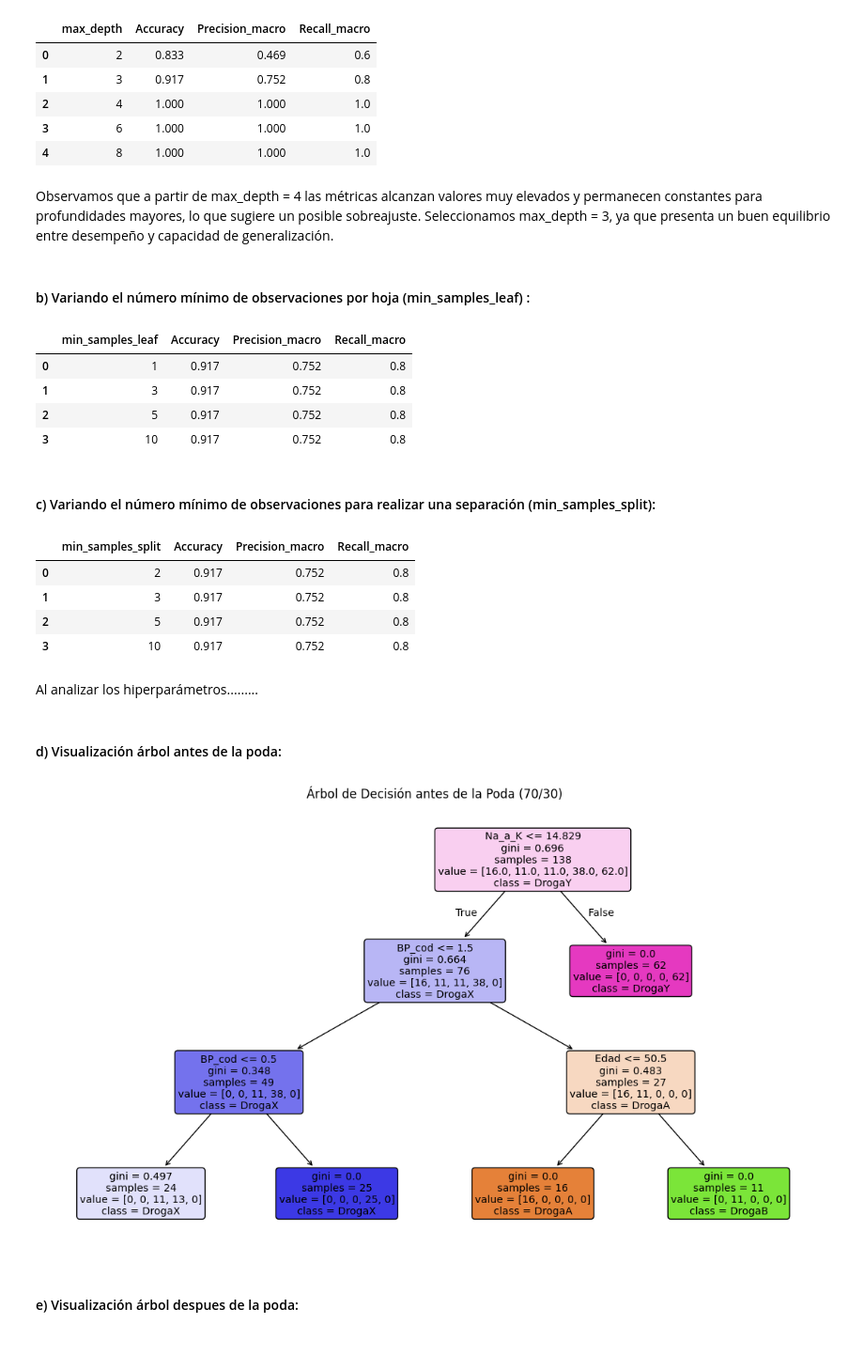
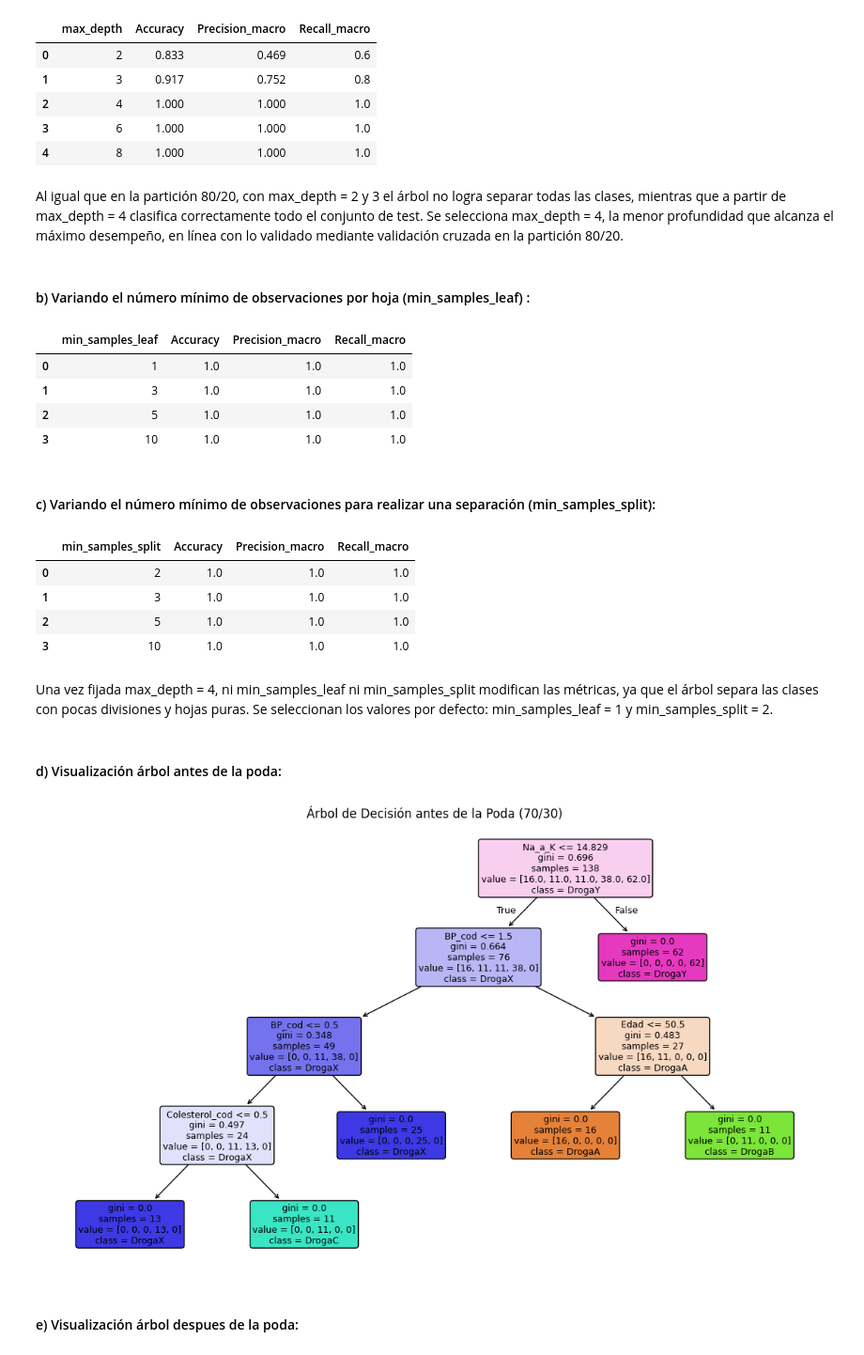
Before and after one commit to CaroRuiz92/TPs_Mineria_Datos, a Jupyter notebook: TP2/Trabajo_Practico_Nro_2_Bartomioli_Ruiz.ipynb, the cells around one changed output. Shown at 94% size. Drawn from its saved outputs; the diff is of its cells as text; code cells hidden in the pictures.

```diff
--- a/TP2/Trabajo_Practico_Nro_2_Bartomioli_Ruiz.ipynb
+++ b/TP2/Trabajo_Practico_Nro_2_Bartomioli_Ruiz.ipynb
@@ -1125,15 +1039,12 @@ Observamos que las métricas permanecen constantes para todos los valores evalua
 # %% [markdown]
 #### c) Variando el número mínimo de observaciones para realizar una separación (min_samples_split):
 # %%
-# =========================================================================
-# c) Variando el mínimo para dividir un nodo interno (min_samples_split)
-# =========================================================================
 splits = [2, 3, 5, 10]
 resultados_split_80 = []
 
 for s in splits:
     tree_clf = DecisionTreeClassifier(
-        max_depth=3,
+        max_depth=4,
         criterion='gini',
         min_samples_leaf=1,
         min_samples_split=s,
@@ -1193,30 +1101,3 @@ plt.show()
 [figure]
 # %% [markdown]
 #### e) Visualización árbol despues de la poda:
-# %%
-# ==========================================
-# e) Post-poda con Cost-Complexity (ccp_alpha)
-# ==========================================
-alphas = [0.0, 0.001, 0.005, 0.01, 0.05, 0.1]
-res_poda_80 = []
-
-for alpha in alphas:
-    tree_poda = DecisionTreeClassifier(
-        max_depth=4,
-        min_samples_leaf=1,
-        min_samples_split=2,
-        criterion='gini',
-        ccp_alpha=alpha,
-        random_state=63
-    )
-    tree_poda.fit(X1_train, y1_train)
-    y_pred = tree_poda.predict(X1_test)
-
-    res_poda_80.append({
-        'ccp_alpha': alpha,
-        'Accuracy': round(accuracy_score(y1_test, y_pred), 3),
-        'Precision_macro': round(precision_score(y1_test, y_pred, average='macro', zero_division=0), 3),
-        'Recall_macro': round(recall_score(y1_test, y_pred, average='macro', zero_division=0), 3)
-    })
-
-display(pd.DataFrame(res_poda_80))
@@ -1395,20 +1179,17 @@ display(pd.DataFrame(resultados_depth_70))
 | 2 | 4 | 1.000 | 1.000 | 1.0 |
 | 3 | 6 | 1.000 | 1.000 | 1.0 |
 | 4 | 8 | 1.000 | 1.000 | 1.0 |
-# %% [markdown]
-Observamos que a partir de max_depth = 4 las métricas alcanzan valores muy elevados y permanecen constantes para profundidades mayores, lo que sugiere un posible sobreajuste. Seleccionamos max_depth = 3, ya que presenta un buen equilibrio entre desempeño y capacidad de generalización.
+# %% [markdown]
+Al igual que en la partición 80/20, con max_depth = 2 y 3 el árbol no logra separar todas las clases, mientras que a partir de max_depth = 4 clasifica correctamente todo el conjunto de test. Se selecciona max_depth = 4, la menor profundidad que alcanza el máximo desempeño, en línea con lo validado mediante validación cruzada en la partición 80/20.
 # %% [markdown]
 #### b) Variando el número mínimo de observaciones por hoja (min_samples_leaf) :
 # %%
-# ==========================================
-# b) Variando min_samples_leaf en 70/30
-# ==========================================
 hojas = [1, 3, 5, 10]
 resultados_leaf_70 = []
 
 for h in hojas:
     tree_clf = DecisionTreeClassifier(
-        max_depth=3,
+        max_depth=4,
         criterion='gini',
         min_samples_leaf=h,
         min_samples_split=2,
@@ -1427,10 +1208,10 @@ for h in hojas:
 display(pd.DataFrame(resultados_leaf_70))
 # %% [output]
 |  | min_samples_leaf | Accuracy | Precision_macro | Recall_macro |
-| 0 | 1 | 0.917 | 0.752 | 0.8 |
-| 1 | 3 | 0.917 | 0.752 | 0.8 |
-| 2 | 5 | 0.917 | 0.752 | 0.8 |
-| 3 | 10 | 0.917 | 0.752 | 0.8 |
+| 0 | 1 | 1.0 | 1.0 | 1.0 |
+| 1 | 3 | 1.0 | 1.0 | 1.0 |
+| 2 | 5 | 1.0 | 1.0 | 1.0 |
+| 3 | 10 | 1.0 | 1.0 | 1.0 |
 # %% [markdown]
 #### c) Variando el número mínimo de observaciones para realizar una separación (min_samples_split):
 # %%
@@ -1440,7 +1221,7 @@ resultados_split_70 = []
 
 for s in splits:
     tree_clf = DecisionTreeClassifier(
-        max_depth=3,
+        max_depth=4,
         criterion='gini',
         min_samples_leaf=1,
         min_samples_split=s,
@@ -1459,42 +1240,42 @@ for s in splits:
 display(pd.DataFrame(resultados_split_70))
 # %% [output]
 |  | min_samples_split | Accuracy | Precision_macro | Recall_macro |
-| 0 | 2 | 0.917 | 0.752 | 0.8 |
-| 1 | 3 | 0.917 | 0.752 | 0.8 |
-| 2 | 5 | 0.917 | 0.752 | 0.8 |
-| 3 | 10 | 0.917 | 0.752 | 0.8 |
+| 0 | 2 | 1.0 | 1.0 | 1.0 |
+| 1 | 3 | 1.0 | 1.0 | 1.0 |
+| 2 | 5 | 1.0 | 1.0 | 1.0 |
+| 3 | 10 | 1.0 | 1.0 | 1.0 |
-# %% [markdown]
-Al analizar los hiperparámetros.........
+# %% [markdown]
+Una vez fijada max_depth = 4, ni min_samples_leaf ni min_samples_split modifican las métricas, ya que el árbol separa las clases con pocas divisiones y hojas puras. Se seleccionan los valores por defecto: min_samples_leaf = 1 y min_samples_split = 2.
 # %% [markdown]
 #### d) Visualización árbol antes de la poda:
 # %%
 # d) Árbol seleccionado para 70/30 y su visualización
 tree_7030 = DecisionTreeClassifier(
-    max_depth=3,
+    max_depth=4,
     min_samples_leaf=1,
     min_samples_split=2,
     criterion='gini',
     random_state=63
 )
 tree_7030.fit(X2_train, y2_train)
 y_pred_70 = tree_7030.predict(X2_test)
 
 accuracy_7030 = accuracy_score(y2_test, y_pred_70)
 precision_7030 = precision_score(y2_test, y_pred_70, average='macro', zero_division=0)
 recall_7030 = recall_score(y2_test, y_pred_70, average='macro')
 
 plt.figure(figsize=(14, 8))
 nombres_clases = ['DrogaA', 'DrogaB', 'DrogaC', 'DrogaX', 'DrogaY']
 plot_tree(
     tree_7030,
     feature_names=X2_train.columns,
     class_names=nombres_clases,
     filled=True,
     rounded=True
 )
 plt.title("Árbol de Decisión antes de la Poda (70/30)")
 plt.show()
 # %% [output]
-[figure, old version]
+[figure, new version]
 # %% [markdown]
 #### e) Visualización árbol despues de la poda:
```
Also changed, not shown: parts of 55 cells of this notebook.
